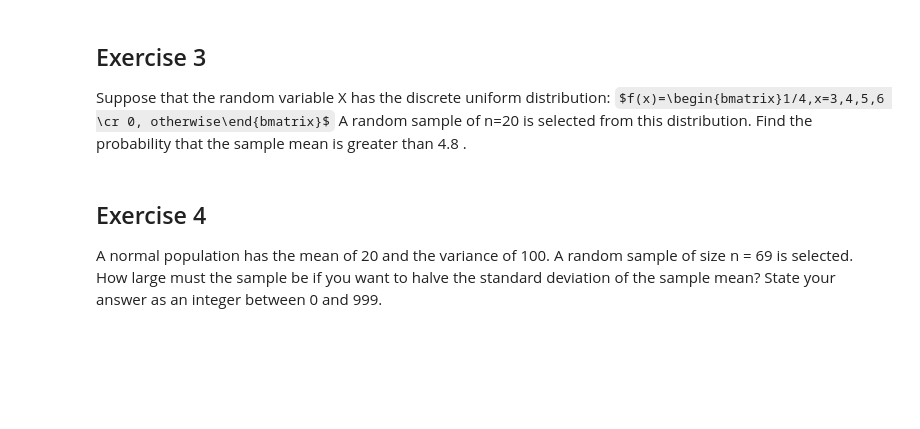
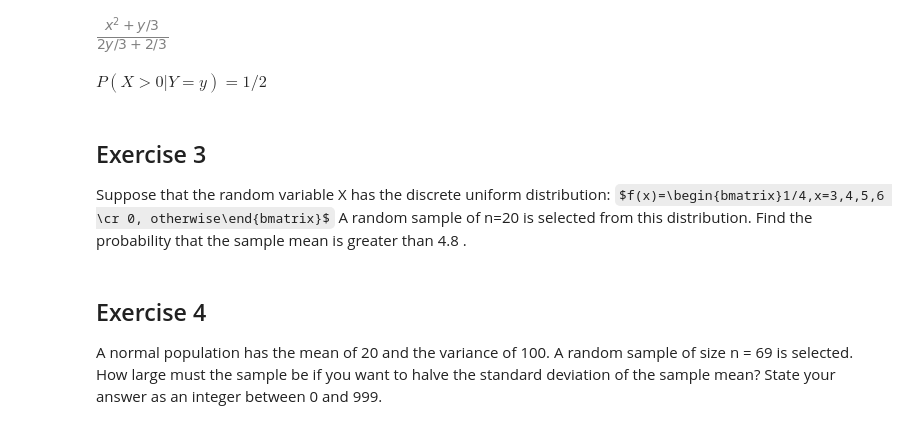
Before and after one commit to nickcernean/SMP_Exercises, a Jupyter notebook: Exam_Sessions/WiseflowExam4_10.ipynb, the cells around one changed output. Cells and saved outputs as stored; diff of their text form; code cells hidden in the pictures; some formulas as TeX source; blank space fills up the shorter version.

```diff
--- a/Exam_Sessions/WiseflowExam4_10.ipynb
+++ b/Exam_Sessions/WiseflowExam4_10.ipynb
@@ -56,3 +116,16 @@ def draw_t_score(x, df, cond, mu, sigma, title):
+# %%
+## b
+f_x_y = x**2 + R(1,3)*y
+f_x_given_y = f_x_y / sp.integrate(f_x_y,(x,-1,1))
+
+display(f_x_given_y)
+
+result = sp.integrate(f_x_y,(x,0,1),(y,0,1))
+
+display(Math("P(X>0 | Y=y) = " + repr(result)))
+# %% [output]
+[figure, added]
+$\displaystyle P(X>0 | Y=y) = 1/2$
 # %% [markdown]
 ## Exercise 3 </br>
 
```
Also changed, not shown: parts of 17 cells of this notebook, 5 other files.
